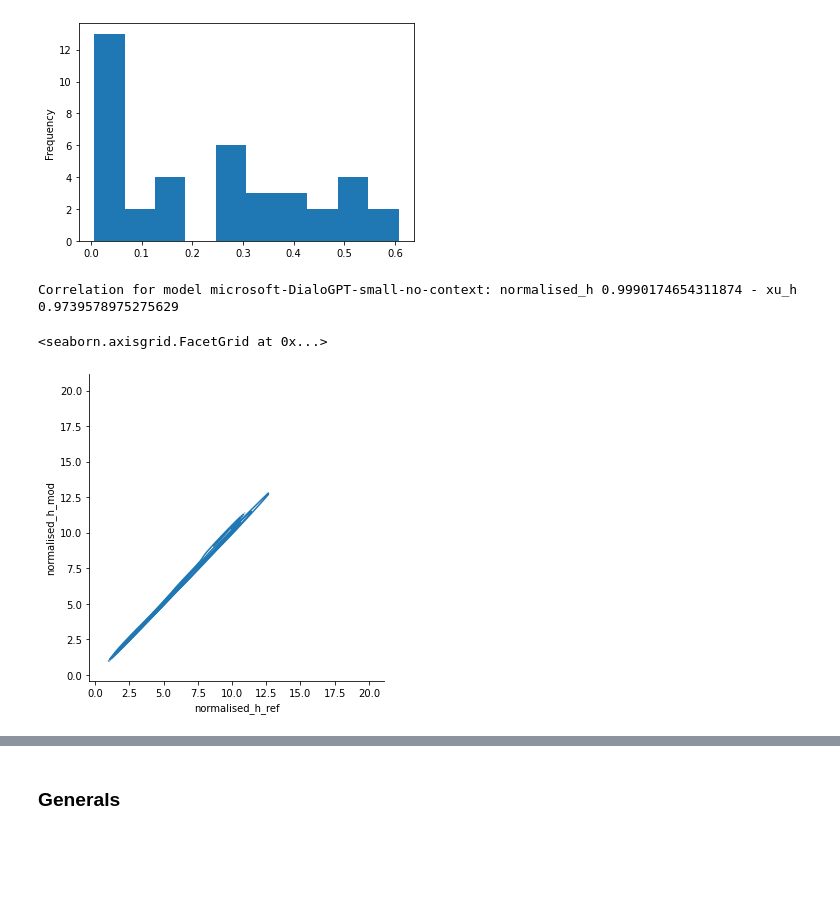
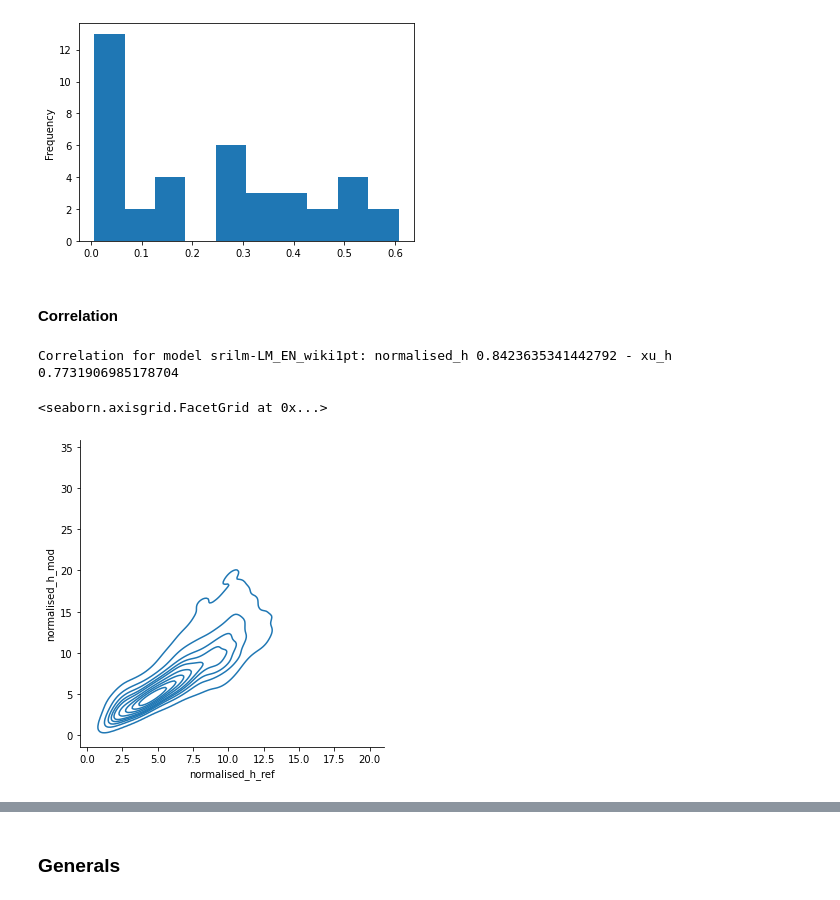
Before and after one commit to ejmaes/multimodal-itmodels, a Jupyter notebook: analysis/maptask_entropy.ipynb, the cells around one changed output, grey strips where cells are left out. Saved outputs shown, nothing was run; the diff lists cells and outputs as text; code cells hidden in the pictures; blank space fills up the shorter version.

```diff
--- a/analysis/maptask_entropy.ipynb
+++ b/analysis/maptask_entropy.ipynb
@@ -67,3 +56,23 @@ res = pd.concat(df.values(), axis=0)
+# %%
+df = {}
+srilm_cols = ['test_text','sent_index','nb_oov','pred_tokens','sum_logp','perplexity','perplexity_no-eos']
+for k,v in data_paths.items():
+    tmp = pd.read_csv(v)
+    model_pat = [y for y in model_patterns if y in v.lower()][0] # necessarily not empty bc of prev selection
+    if 'model' not in tmp.columns: # typically: reference
+        tmp['model'] = k
+    else: # adding for _x context, problem when rnn/gpt have both
+        tmp['model'] = tmp['model'].apply(lambda x: f'{model_pat}{x}' if model_pat not in x else x)
+
+    # specific to srilm models
+    if 'srilm' in k:
+        tmp['sum_h'] = tmp['sum_logp']
+        tmp['tokens'] = tmp['pred_tokens']
+        tmp = tmp[[col for col in tmp.columns if col not in srilm_cols]]
+
+    df[k] = tmp
+
+res = pd.concat(df.values(), axis=0)
 # %%
 models = res.model.unique()
 models
@@ -159,0 +167,18 @@ Correlation for model microsoft-DialoGPT-small-no-context: normalised_h -0.24496
+# %%
+xu_corr_results = {model:{} for model in models}
+nh_corr_results = {model:{} for model in models}
+for reference_model in models:
+    ref = res[res.model == reference_model][cols]
+    for model in models:
+        c = pd.merge(left=ref, right=res[res.model == model][cols], left_on=merge_cols, right_on=merge_cols, suffixes=('_ref', '_mod')).dropna(axis=0, subset=['xu_h_mod'])
+        xu_corr_results[reference_model][model] = c.xu_h_ref.corr(c.xu_h_mod)
+        nh_corr_results[reference_model][model] = c.normalised_h_ref.corr(c.normalised_h_mod)
+
+xu_corr_results = pd.DataFrame(xu_corr_results)
+nh_corr_results = pd.DataFrame(nh_corr_results)
+# %%
+mask = np.zeros_like(xu_corr_results)
+mask[np.triu_indices_from(mask)] = True
+with sns.axes_style("white"):
+    f, ax = plt.subplots(figsize=(15, 13))
+    ax = sns.heatmap(xu_corr_results, mask=mask, vmax=1., vmin=-1., square=True,linewidths=.5,annot=True, center=0)
@@ -160,6 +187,6 @@ Correlation for model microsoft-DialoGPT-small-no-context: normalised_h -0.24496
 # %%
 #comparison_name = 'microsoft-dialogpt-small-context_<|endoftext|>100—bs8'
-comparison_name = 'gpt2-en-maptask-finetuned-ds'
+comparison_name = 'gpt2-en-maptask-finetuned-context_full_sep_space'
 #comparison_name = 'microsoft-dialogpt-ds-test'
 #comparison_name = 'gpt2-en-maptask-file-1024'
 # %%
@@ -195,13 +223,16 @@ files_with_err.dropna().plot.hist()
 Percentage of files: 0.3023255813953488
 <AxesSubplot:ylabel='Frequency'>
 [figure]
+# %% [markdown]
+#### Correlation
 # %%
+c = comparison_df[comparison_name]
 print(f"Correlation for model {model}: normalised_h {c.normalised_h_ref.corr(c.normalised_h_mod)} - xu_h {c.xu_h_ref.corr(c.xu_h_mod)}")
 sns.displot(data=c, x="normalised_h_ref", y="normalised_h_mod", kind="kde")
 # %% [output]
-Correlation for model microsoft-DialoGPT-small-no-context: normalised_h 0.9990174654311874 - xu_h 0.9739578975275629
+Correlation for model srilm-LM_EN_wiki1pt: normalised_h 0.8423635341442792 - xu_h 0.7731906985178704
 <seaborn.axisgrid.FacetGrid at 0x...>
-[figure, old version]
+[figure, new version]
 # %%
 sns.pairplot(gpt_c08l, vars = [f'xu_h_{i}' for i in range(0,8)], corner=True)
 plt.show()
```
Also changed, not shown: parts of 36 cells of this notebook, 2 other files.
